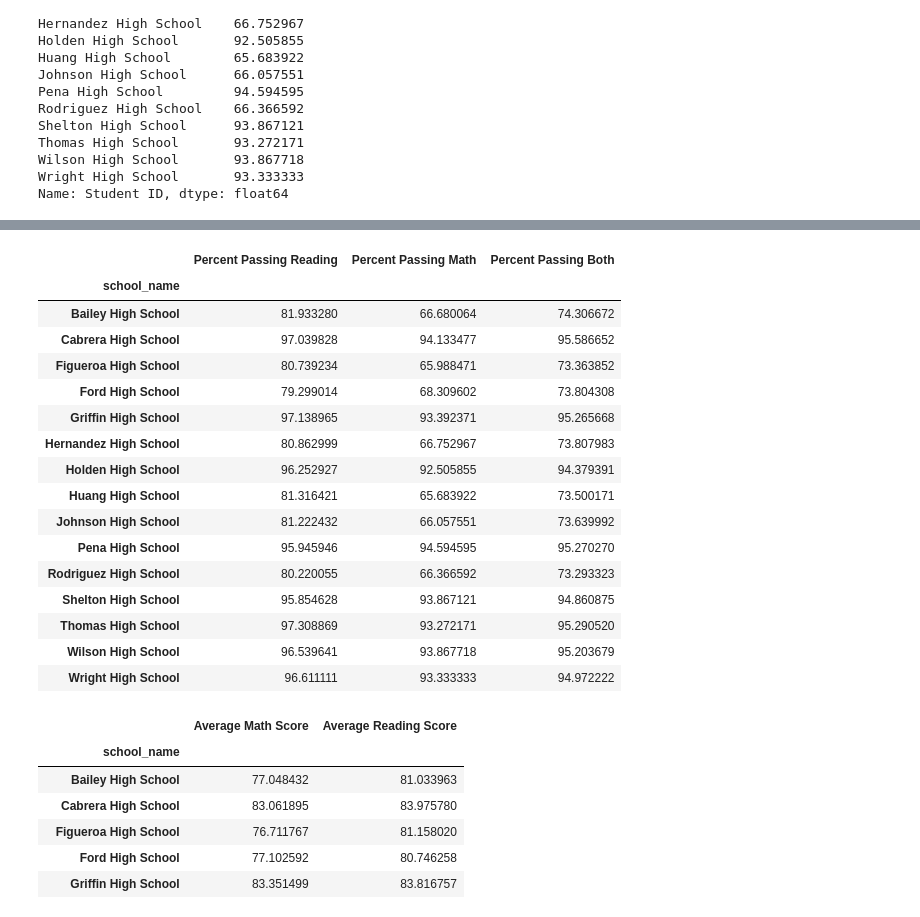
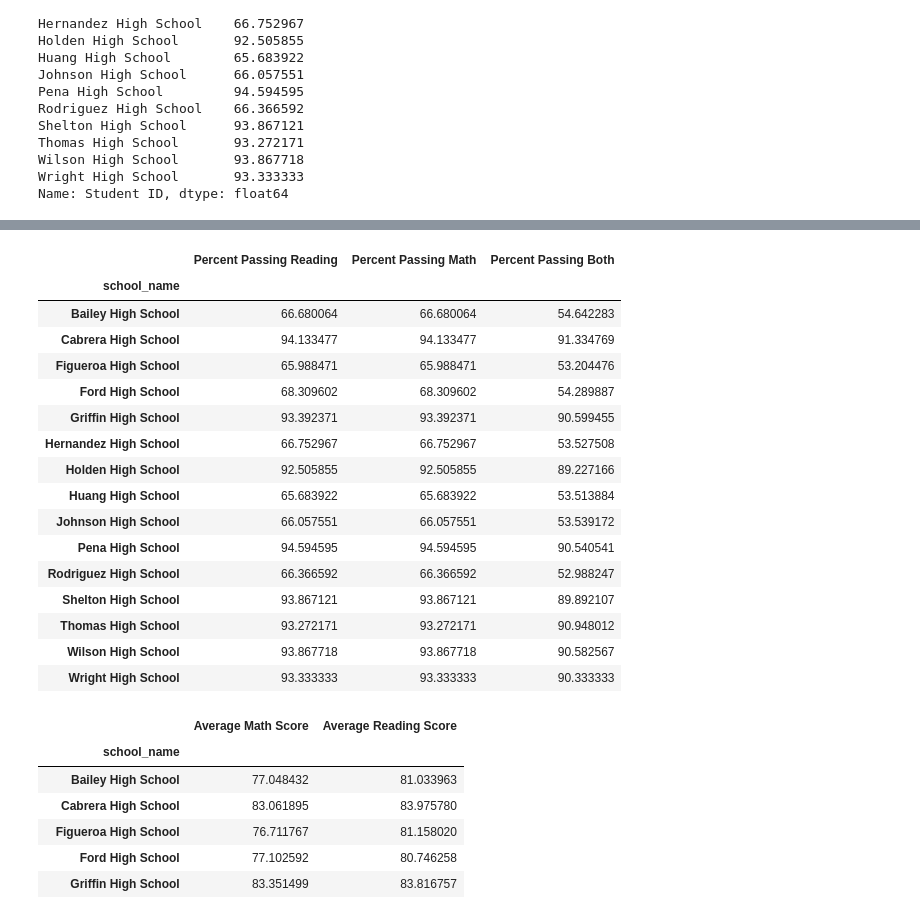
Before and after one commit to NinaLAnderson3/Pandas-Challenge, a Jupyter notebook: Instructions/PyCitySchools/PyCitySchools_submission.ipynb, the cells around one changed output, grey strips where cells are left out. Cells and saved outputs as stored; diff of their text form; code cells hidden in the pictures.

Commit message:
percent passing both

```diff
--- a/Instructions/PyCitySchools/PyCitySchools_submission.ipynb
+++ b/Instructions/PyCitySchools/PyCitySchools_submission.ipynb
@@ -236,3 +248,15 @@ Thomas High School       1591
 Wilson High School       2204
 Wright High School       1739
 Name: Student ID, dtype: int64
+# %%
+#calculate percent of students passing BOTH at each school
+
+passing_both = school_data_complete.loc[(school_data_complete["math_score"]>=70) &
+                                        (school_data_complete["reading_score"]>=70)]
+passing_both
+grouped_passing = passing_both.groupby(["school_name"])
+num_stu_pass_both=grouped_passing.count()["Student ID"]
+# %%
+#calculate percent passing BOTH
+perc_PB = (num_stu_pass_both/stu_per_school)*100
+perc_PB
@@ -238,0 +281,5 @@ Name: Student ID, dtype: int64
+# %%
+#calculate number of students passing reading at each school
+pass_reading = school_data_complete.loc[school_data_complete["reading_score"]>=70]
+pr_grouped = pass_math.groupby(['school_name']).count()["Student ID"]
+pr_grouped
@@ -328,25 +377,25 @@ Name: Student ID, dtype: float64
 # %%
 perc_passing_df = pd.DataFrame({"Percent Passing Reading":perc_pr,
                                "Percent Passing Math":perc_pm,
-                               "Percent Passing Both":perc_pass_both})
+                               "Percent Passing Both":perc_PB})
 perc_passing_df
 # %% [output]
 |  | Percent Passing Reading | Percent Passing Math | Percent Passing Both |
 | school_name |  |  |  |
-| Bailey High School | 81.933280 | 66.680064 | 74.306672 |
-| Cabrera High School | 97.039828 | 94.133477 | 95.586652 |
-| Figueroa High School | 80.739234 | 65.988471 | 73.363852 |
-| Ford High School | 79.299014 | 68.309602 | 73.804308 |
-| Griffin High School | 97.138965 | 93.392371 | 95.265668 |
-| Hernandez High School | 80.862999 | 66.752967 | 73.807983 |
-| Holden High School | 96.252927 | 92.505855 | 94.379391 |
-| Huang High School | 81.316421 | 65.683922 | 73.500171 |
-| Johnson High School | 81.222432 | 66.057551 | 73.639992 |
-| Pena High School | 95.945946 | 94.594595 | 95.270270 |
-| Rodriguez High School | 80.220055 | 66.366592 | 73.293323 |
-| Shelton High School | 95.854628 | 93.867121 | 94.860875 |
-| Thomas High School | 97.308869 | 93.272171 | 95.290520 |
-| Wilson High School | 96.539641 | 93.867718 | 95.203679 |
-| Wright High School | 96.611111 | 93.333333 | 94.972222 |
+| Bailey High School | 66.680064 | 66.680064 | 54.642283 |
+| Cabrera High School | 94.133477 | 94.133477 | 91.334769 |
+| Figueroa High School | 65.988471 | 65.988471 | 53.204476 |
+| Ford High School | 68.309602 | 68.309602 | 54.289887 |
+| Griffin High School | 93.392371 | 93.392371 | 90.599455 |
+| Hernandez High School | 66.752967 | 66.752967 | 53.527508 |
+| Holden High School | 92.505855 | 92.505855 | 89.227166 |
+| Huang High School | 65.683922 | 65.683922 | 53.513884 |
+| Johnson High School | 66.057551 | 66.057551 | 53.539172 |
+| Pena High School | 94.594595 | 94.594595 | 90.540541 |
+| Rodriguez High School | 66.366592 | 66.366592 | 52.988247 |
+| Shelton High School | 93.867121 | 93.867121 | 89.892107 |
+| Thomas High School | 93.272171 | 93.272171 | 90.948012 |
+| Wilson High School | 93.867718 | 93.867718 | 90.582567 |
+| Wright High School | 93.333333 | 93.333333 | 90.333333 |
 # %%
 #find average math and reading scores
```
Also changed, not shown: parts of 10 cells of this notebook.
